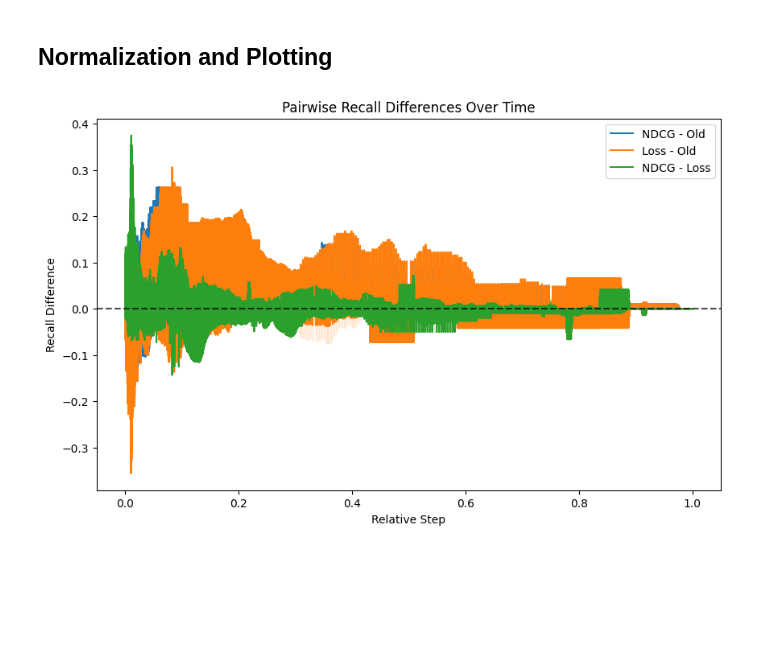
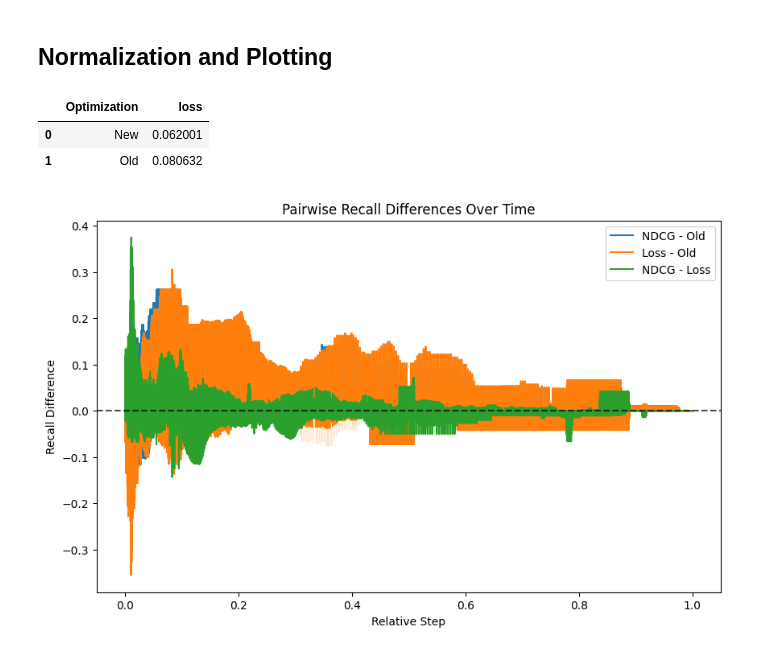
Before and after one commit to asreview/asreview-optuna, a Jupyter notebook: analysis/recall_plots.ipynb, the cells around one changed output. Cells and saved outputs as stored; diff of their text form; code cells hidden in the pictures; blank space fills up the shorter version.

```diff
--- a/analysis/recall_plots.ipynb
+++ b/analysis/recall_plots.ipynb
@@ -266,13 +266,9 @@ plt.savefig(f"recall_comp_{dataset_name}.pdf")
 # %% [markdown]
 # Mean of Multiple Studies, All Datasets
 # %%
-studies = pd.read_json("synergy_studies_full_val.jsonl", lines=True)
-studies_filtered = (
-    studies.sort_values("dataset_id")
-    .groupby("dataset_id")
-    .head(5)
-    .reset_index(drop=True)
-)
+studies = pd.read_json("synergy_studies_validation.jsonl", lines=True)
+studies_filtered = studies.sort_values("dataset_id").reset_index(drop=True)
+
 report_order = studies_filtered["dataset_id"].unique()
 # %% [markdown]
 ## Calculate recalls
@@ -517,0 +469,55 @@ df_grouped = (
+# %%
+def rank_loss(labels):
+    """
+    Custom loss that rewards 1s appearing earlier.
+    labels: binary list or array, where higher value = better
+    """
+    labels = np.asarray(labels)
+    Nx = len(labels)
+    Ny = labels.sum()
+
+    if Ny == 0 or Ny == Nx:
+        return 0.0  # edge case: no 1s or all 1s
+
+    cumsum_sum = np.cumsum(labels).sum()
+    loss = (Ny * (Nx - (Ny - 1) / 2) - cumsum_sum) / (Ny * (Nx - Ny))
+    return loss
+
+# Make sure data is sorted
+df_all_melted_srt = df_all_melted.sort_values(['dataset_name', 'Optimization', 'simulation_id', 'step'])
+
+# Group and compute diff to get per-step labels
+df_all_melted_srt['label'] = (
+    df_all_melted_srt
+    .groupby(['dataset_name', 'Optimization', 'simulation_id'])['recall']
+    .diff()
+    .fillna(df_all_melted['recall'])  # First value is just recall itself
+    .astype(int)
+)
+
+grouped_loss = (
+    df_all_melted_srt
+    .groupby(['dataset_name', 'Optimization', 'simulation_id'])['label']
+    .apply(rank_loss)
+    .reset_index(name='loss')
+)
+
+mean_loss_per_dataset_per_optimization = (
+    grouped_loss
+    .groupby(['dataset_name', 'Optimization'])['loss']
+    .mean()
+    .reset_index()
+)
+
+mean_loss_per_optimization = (
+    mean_loss_per_dataset_per_optimization
+    .groupby(['Optimization'])['loss']
+    .mean()
+    .reset_index()
+)
+
+mean_loss_per_optimization
+# %% [output]
+|  | Optimization | loss |
+| 0 | New | 0.062001 |
+| 1 | Old | 0.080632 |
```
Also changed, not shown: parts of 3 cells of this notebook, 5 other files.
